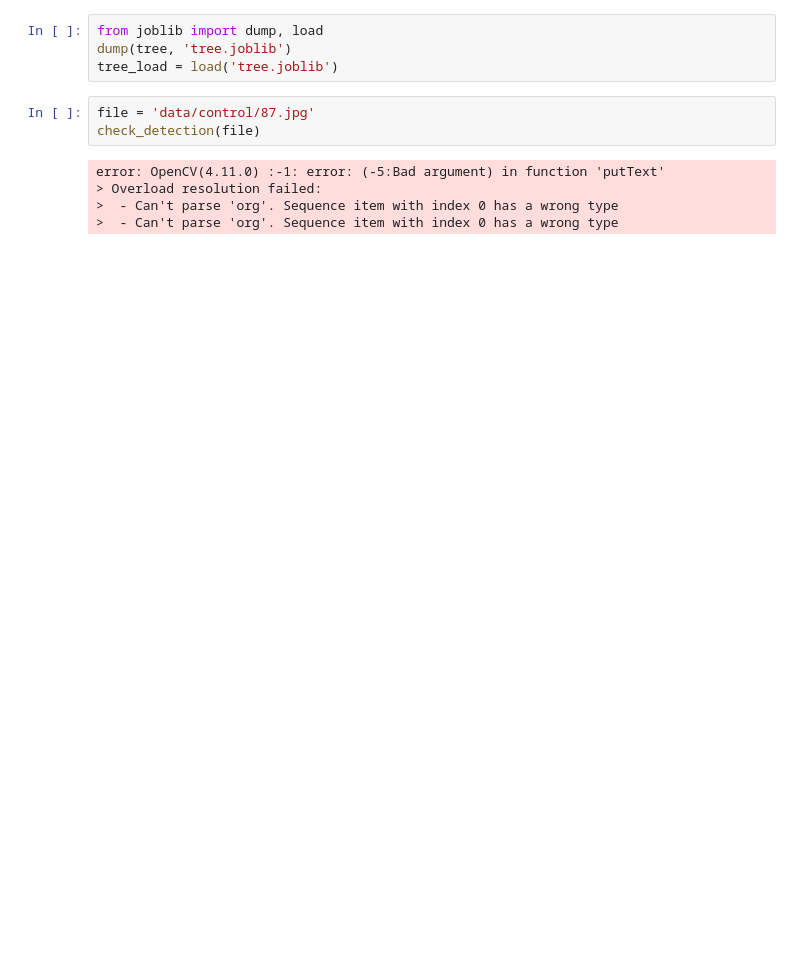
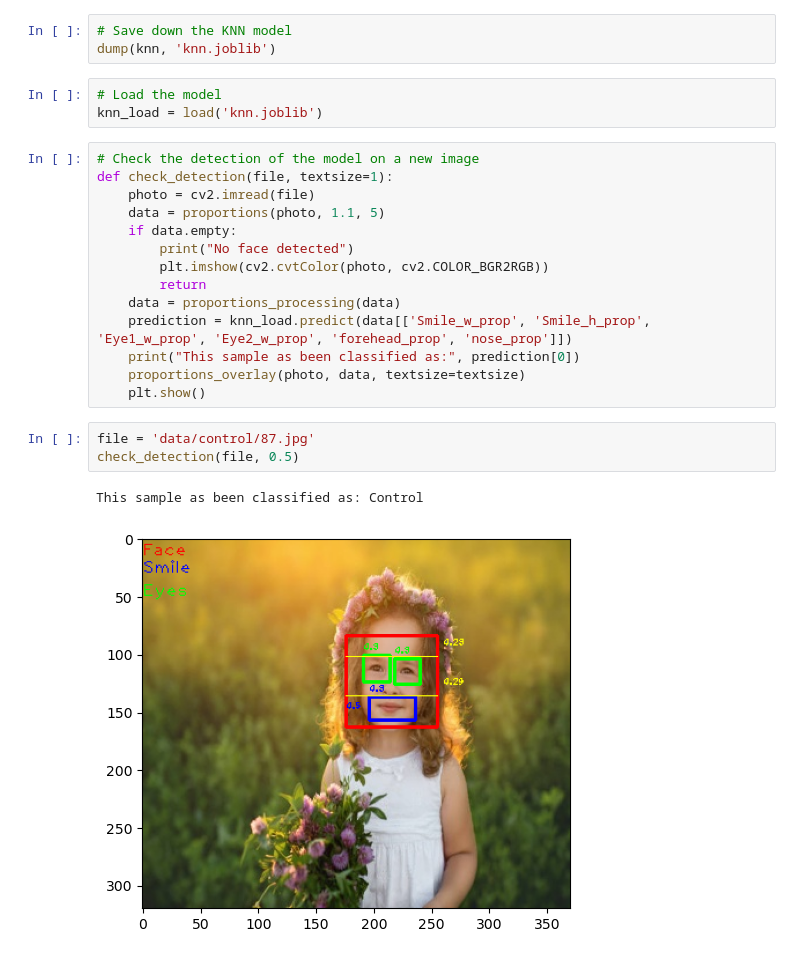
Before and after one commit to hbarnes163/bootcamp_y2_sum2, a Jupyter notebook: Summative2/facedetection.ipynb, the cells around one changed output. Cells and saved outputs as stored; diff of their text form; blank space fills up the shorter version.

```diff
--- a/Summative2/facedetection.ipynb
+++ b/Summative2/facedetection.ipynb
@@ -437,12 +386,26 @@ plt.show()
-# %%
-from joblib import dump, load
-dump(tree, 'tree.joblib')
-tree_load = load('tree.joblib')
+# %%
+# Save down the KNN model
+dump(knn, 'knn.joblib')
+# %%
+# Load the model
+knn_load = load('knn.joblib')
+# %%
+# Check the detection of the model on a new image
+def check_detection(file, textsize=1):
+    photo = cv2.imread(file)
+    data = proportions(photo, 1.1, 5)
+    if data.empty:
+        print("No face detected")
+        plt.imshow(cv2.cvtColor(photo, cv2.COLOR_BGR2RGB))
+        return
+    data = proportions_processing(data)
+    prediction = knn_load.predict(data[['Smile_w_prop', 'Smile_h_prop', 'Eye1_w_prop', 'Eye2_w_prop', 'forehead_prop', 'nose_prop']])
+    print("This sample as been classified as:", prediction[0])
+    proportions_overlay(photo, data, textsize=textsize)
+    plt.show()
 # %%
 file = 'data/control/87.jpg'
-check_detection(file)
+check_detection(file, 0.5)
 # %% [output]
-error: OpenCV(4.11.0) :-1: error: (-5:Bad argument) in function 'putText'
-> Overload resolution failed:
->  - Can't parse 'org'. Sequence item with index 0 has a wrong type
->  - Can't parse 'org'. Sequence item with index 0 has a wrong type
+This sample as been classified as: Control
+[figure, added]
```
Also changed, not shown: parts of 48 cells of this notebook, 3 other files.
